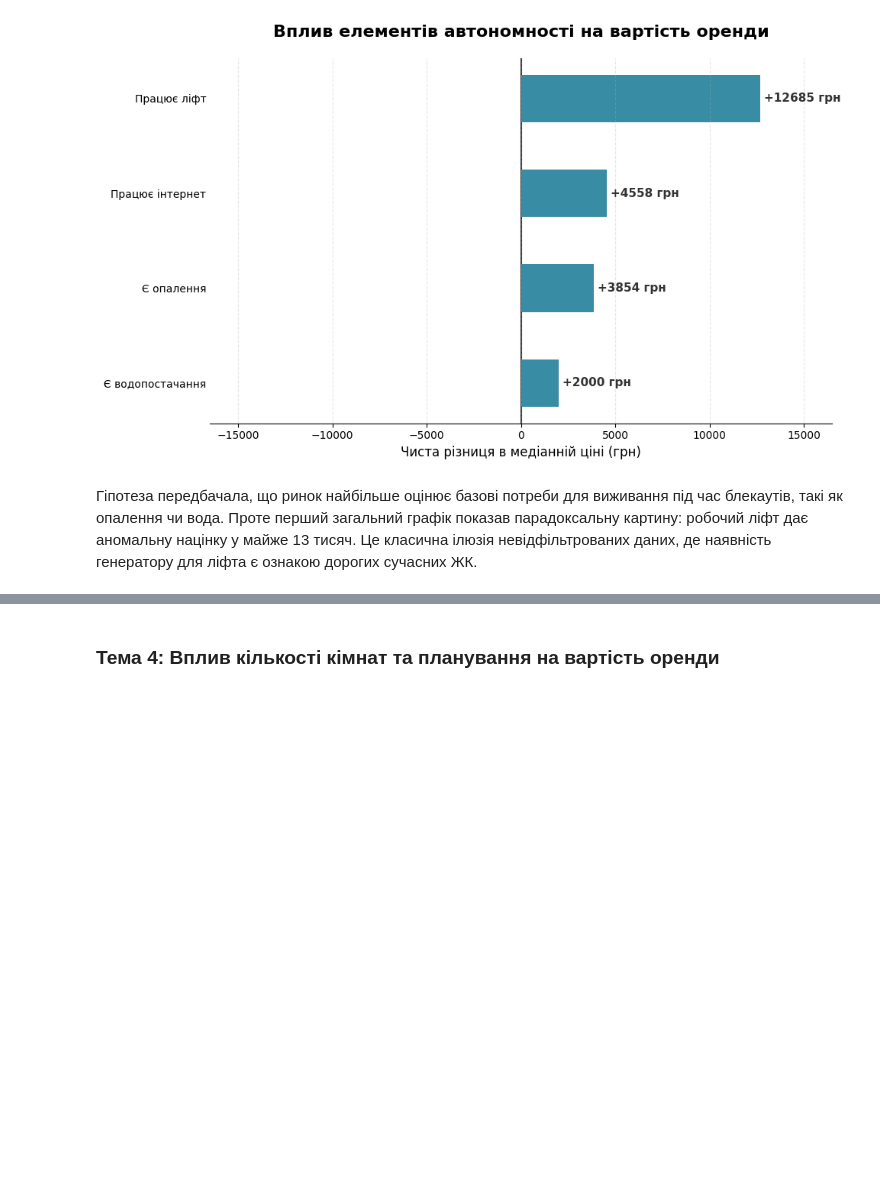
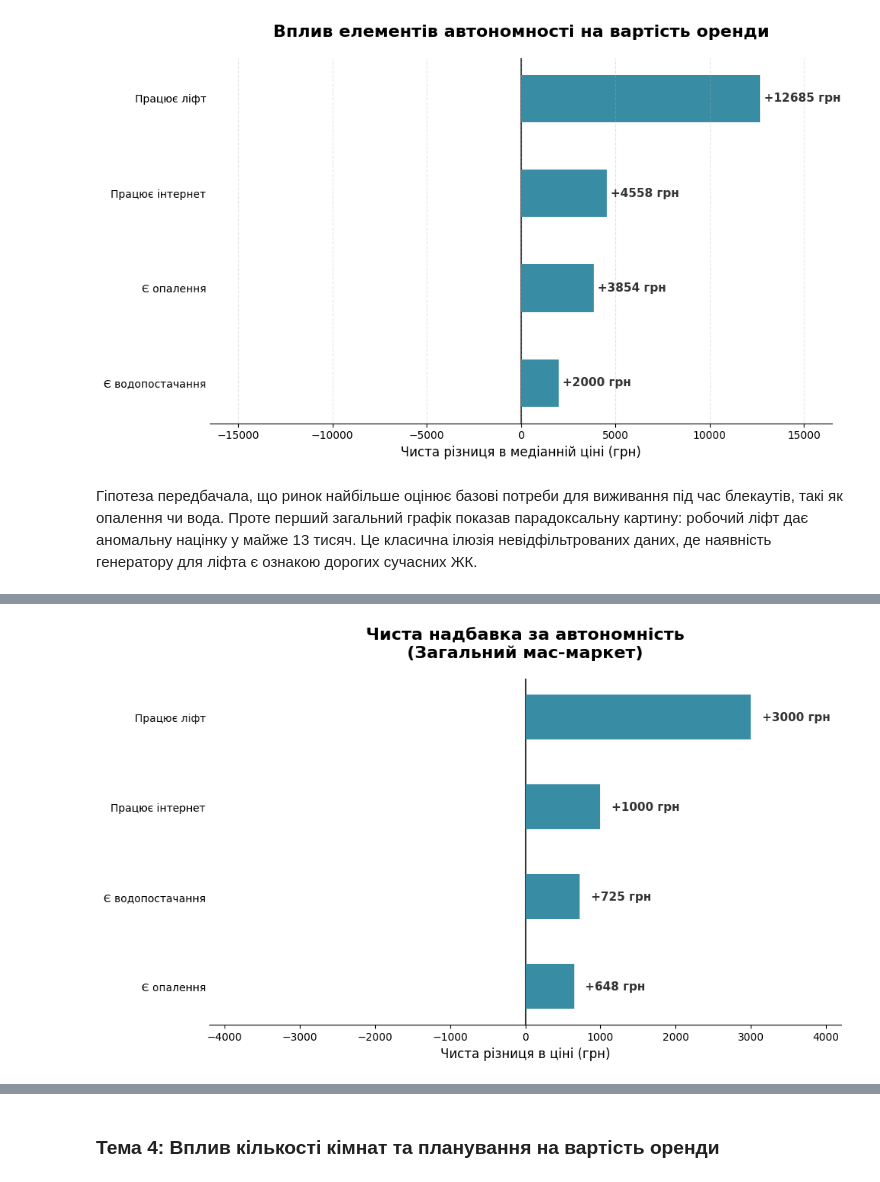
Before and after one commit to kon7drat-illia/Residential-Rental-Market-Analysis, a Jupyter notebook: notebook.ipynb, the cells around one changed output, grey strips where cells are left out. Cells and saved outputs as stored; diff of their text form; code cells hidden in the pictures; blank space fills up the shorter version.

```diff
--- a/notebook.ipynb
+++ b/notebook.ipynb
@@ -1708 +1619,83 @@ plt.show()
+# %%
+# 1. Створюємо єдиний датафрейм (мас-маркет, до 4 кімнат), без поділу на поверхи
+df_all = cl_df[(cl_df['segment'] == 'Мас-маркет') & (cl_df['rooms'] <= 4)].copy()
+
+# 2. Розбиваємо площу на бакети для всього датасету
+df_all['area_bucket'] = pd.qcut(df_all['area_total'], q=3, labels=['Компактна', 'Стандартна', 'Простора'])
+
+autonomy_features = {
+    'no_light_internet': 'Працює інтернет',
+    'no_light_water': 'Є водопостачання',
+    'no_light_heating': 'Є опалення',
+    'no_light_elevator': 'Працює ліфт'
+}
+
+def get_pure_premium(df, min_comparisons=5):
+    res = []
+    for col, name in autonomy_features.items():
+        df_clean = df.dropna(subset=[col]).copy()
+        df_clean[col] = pd.to_numeric(df_clean[col], errors='coerce')
+
+        # Групуємо ідентичні квартири для порівняння
+        grouped = df_clean.groupby(['city_name', 'district', 'rooms', 'area_bucket', 'pets', col], observed=True)['price_UAH'].median().unstack(col)
+
+        if not grouped.empty and len(grouped) >= min_comparisons:
+            grouped['Чиста_різниця'] = grouped[1] - grouped[0]
+            premium = grouped['Чиста_різниця'].median()
+            res.append({'Опція': name, 'Чиста націнка': premium})
+
+    return pd.DataFrame(res).sort_values('Чиста націнка', ascending=True).reset_index(drop=True)
+
+# 3. Рахуємо чисту надбавку для всіх даних
+res_all = get_pure_premium(df_all, min_comparisons=200)
+
+# 4. Зберігаємо датасет у CSV (utf-8-sig гарантує нормальне відображення кирилиці в Excel)
+res_all.to_csv('data/processed/autonomy_premium_all.csv', index=False, encoding='utf-8-sig')
+
+# 5. Побудова графіка (тепер один графік замість двох)
+fig, ax = plt.subplots(figsize=(10, 6))
+
+def draw_bar(ax, df_res, title):
+    if df_res.empty:
+        ax.set_title(title + "\n(Недостатньо даних)", fontsize=14, fontweight='bold')
+        ax.axis('off')
+        return
+
+    colors = ['#388ca4' if val > 0 else '#59758c' for val in df_res['Чиста націнка']]
+    bars = ax.barh(df_res['Опція'], df_res['Чиста націнка'], color=colors, height=0.5)
+
+    # Вертикальна лінія нуля
+    ax.axvline(0, color='#333333', linewidth=1.5, zorder=0)
+
+    # Підписи значень біля стовпчиків
+    for bar, value in zip(bars, df_res['Чиста націнка']):
+        text = f"+{int(value)} грн" if value > 0 else f"{int(value)} грн"
+        offset = 150 if value > 0 else -150
+        align = 'left' if value > 0 else 'right'
+        ax.text(value + offset, bar.get_y() + bar.get_height()/2, text,
+                va='center', ha=align, fontsize=11, fontweight='bold', color='#333333')
+
+    ax.set_title(title, fontsize=16, fontweight='bold', pad=20)
+    ax.set_xlabel('Чиста різниця в ціні (грн)', fontsize=12)
+
+    # Динамічні межі осі X
+    max_abs_val = abs(df_res['Чиста націнка']).max()
+    if pd.isna(max_abs_val) or max_abs_val == 0:
+        max_abs_val = 1000
+    ax.set_xlim(-max_abs_val * 1.4, max_abs_val * 1.4)
+
+    # Прибираємо зайві рамки
+    ax.spines['top'].set_visible(False)
+    ax.spines['right'].set_visible(False)
+    ax.spines['left'].set_visible(False)
+    ax.tick_params(axis='y', length=0)
+
+draw_bar(ax, res_all, 'Чиста надбавка за автономність\n(Загальний мас-маркет)')
+
+plt.tight_layout()
+# Якщо папка 'plots/test_analysis/' не існує, скрипт може видати помилку. Переконайся, що вона є.
+plt.savefig('plots/test_analysis/h3_autonomy_all.png', dpi=300, bbox_inches='tight')
+plt.show()
+# %% [output]
+[figure, added]
 # %% [markdown]
```
Also changed, not shown: parts of 14 cells of this notebook, 8 other files.
